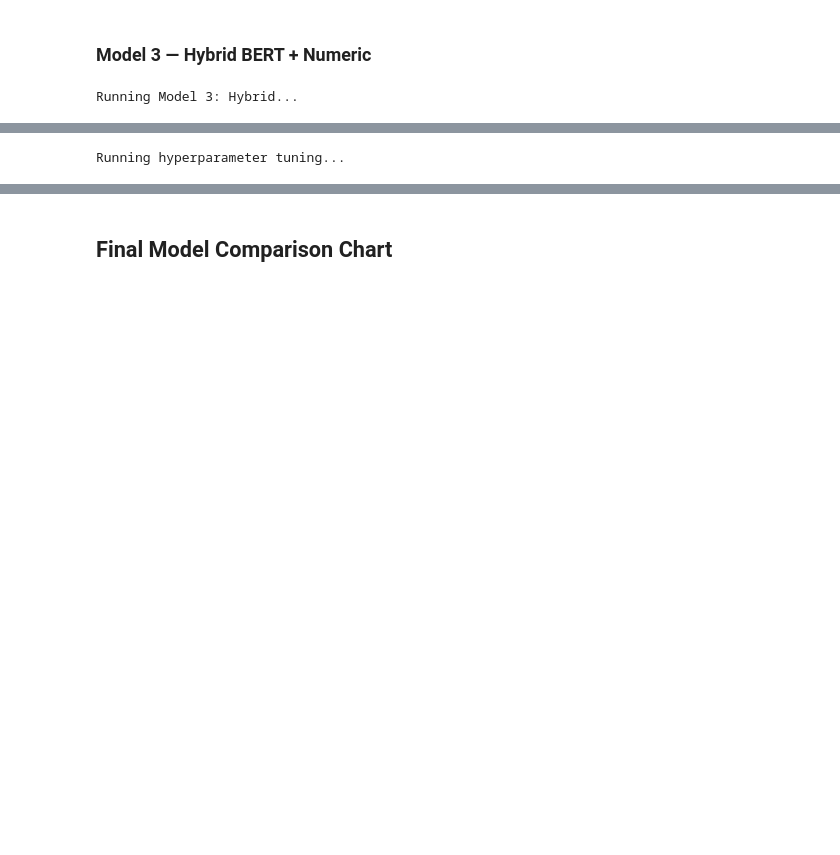
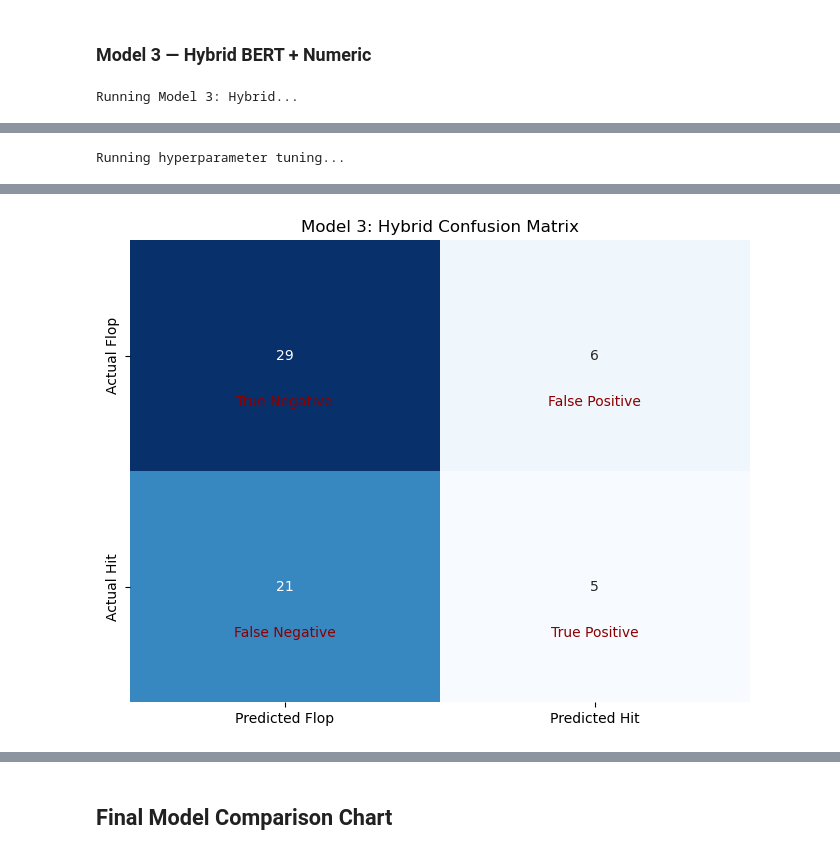
Before and after one commit to diane-zhou/psych186b-project, a Jupyter notebook: PSYCH186B Final Code.ipynb, the cells around one changed output, grey strips where cells are left out. Saved outputs shown, nothing was run; the diff lists cells and outputs as text; code cells hidden in the pictures; blank space fills up the shorter version.

```diff
--- a/PSYCH186B Final Code.ipynb
+++ b/PSYCH186B Final Code.ipynb
@@ -595,7 +592,7 @@ def objective(trial, train_df, test_df, numeric_feats):
     m3_model_trial = MovieClassifier(len(numeric_feats), hidden_dim, dropout_prob).to(device)
 
     optimizer = torch.optim.AdamW(filter(lambda p: p.requires_grad, m3_model_trial.parameters()), lr=lr)
-    criterion = nn.BCEWithLogitsLoss(pos_weight=pos_weight)
+    criterion = nn.BCEWithLogitsLoss(pos_weight=pos_weight.to(device))
 
     m3_model_trial.train()
     for epoch in range(3):
@@ -698 +703,2 @@ KeyboardInterrupt:
+[figure, added]
 # %% [markdown]
```
Also changed, not shown: parts of 11 cells of this notebook, 3 other files.
